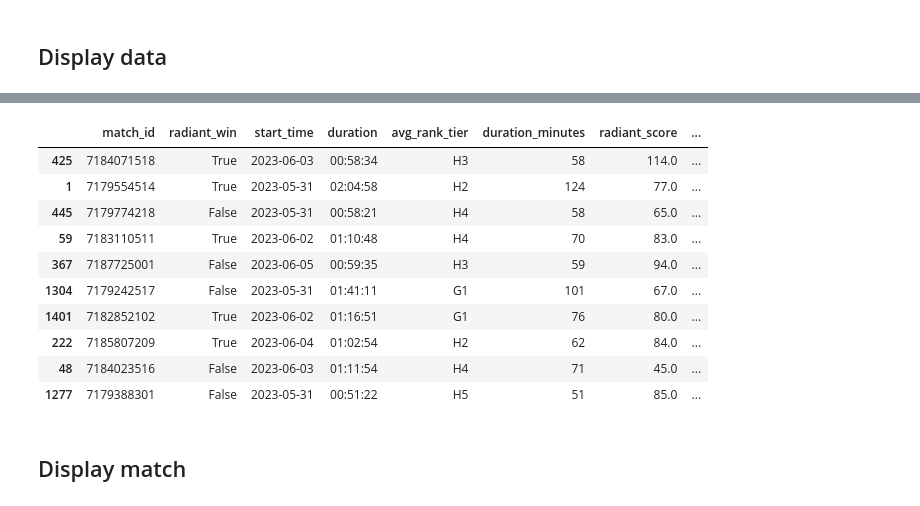
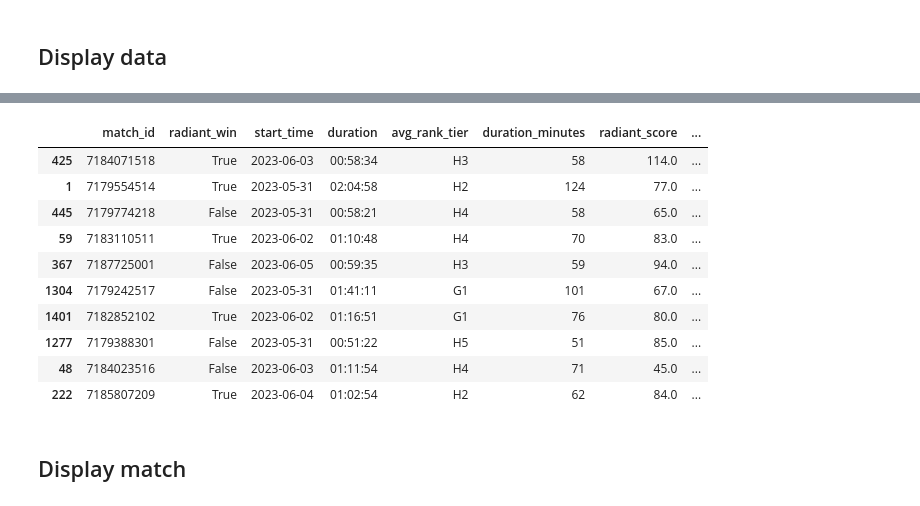
Before and after one commit to bil-lekid/HeraldReplayGet, a Jupyter notebook: main.ipynb, the cells around one changed output, grey strips where cells are left out. Saved outputs shown, nothing was run; the diff lists cells and outputs as text; code cells hidden in the pictures.

```diff
--- a/main.ipynb
+++ b/main.ipynb
@@ -347,20 +585,56 @@ display_df_edit.columns.tolist()
 # %%
 # display_df_edit = pd.read_excel('herald_replay.xlsx')
 # display_df_edit = display_df_edit[display_df_edit['comeback'] == True]
-display_df_edit = display_df_edit.sort_values(by=['HK'], ascending=[False])
-pretty_print(display_df_edit[['match_id', 'radiant_win', 'start_time', 'duration','avg_rank_tier','duration_minutes','radiant_score','dire_score','total_kill','kill_dif','kills_per_minute','comeback','analysisOutcome','topLaneOutcome','midLaneOutcome','bottomLaneOutcome','HK','player_HK','item_HK','HD','player_HD','item_HD','HLH','HDeny','HGPM','HXPM']].head(10))
+column_list = [
+    "match_id",
+    "radiant_win",
+    "start_time",
+    "duration",
+    "avg_rank_tier",
+    "duration_minutes",
+    "radiant_score",
+    "dire_score",
+    "total_kill",
+    "kill_dif",
+    "max_kill_dif",
+    "kills_per_minute",
+    "comeback",
+    "analysisOutcome",
+    "topLaneOutcome",
+    "midLaneOutcome",
+    "bottomLaneOutcome",
+    "HK",
+    "player_HK",
+    "item_HK",
+    "HD",
+    "player_HD",
+    "item_HD",
+    "HLH",
+    "HDeny",
+    "HGPM",
+    "HXPM",
+    "abs_kill_dif",
+]
+
+condition = display_df_edit["match_id"].notnull()
+# condition = display_df_edit['analysisOutcome'] == "NONE"
+pretty_print(
+    display_df_edit.loc[condition, column_list]
+    .sort_values(by=["HK"], ascending=[False])
+    .head(10)
+)
 # %% [output]
 |  | match_id | radiant_win | start_time | duration | avg_rank_tier | duration_minutes | radiant_score | ... |
 | 425 | 7184071518 | True | 2023-06-03 | 00:58:34 | H3 | 58 | 114.0 | ... |
 | 1 | 7179554514 | True | 2023-05-31 | 02:04:58 | H2 | 124 | 77.0 | ... |
 | 445 | 7179774218 | False | 2023-05-31 | 00:58:21 | H4 | 58 | 65.0 | ... |
 | 59 | 7183110511 | True | 2023-06-02 | 01:10:48 | H4 | 70 | 83.0 | ... |
 | 367 | 7187725001 | False | 2023-06-05 | 00:59:35 | H3 | 59 | 94.0 | ... |
 | 1304 | 7179242517 | False | 2023-05-31 | 01:41:11 | G1 | 101 | 67.0 | ... |
 | 1401 | 7182852102 | True | 2023-06-02 | 01:16:51 | G1 | 76 | 80.0 | ... |
+| 1277 | 7179388301 | False | 2023-05-31 | 00:51:22 | H5 | 51 | 85.0 | ... |
+| 48 | 7184023516 | False | 2023-06-03 | 01:11:54 | H4 | 71 | 45.0 | ... |
 | 222 | 7185807209 | True | 2023-06-04 | 01:02:54 | H2 | 62 | 84.0 | ... |
-| 48 | 7184023516 | False | 2023-06-03 | 01:11:54 | H4 | 71 | 45.0 | ... |
-| 1277 | 7179388301 | False | 2023-05-31 | 00:51:22 | H5 | 51 | 85.0 | ... |
 # %% [markdown]
 ## Display match
 # %%
```
Also changed, not shown: parts of 12 cells of this notebook, 1 other file.
